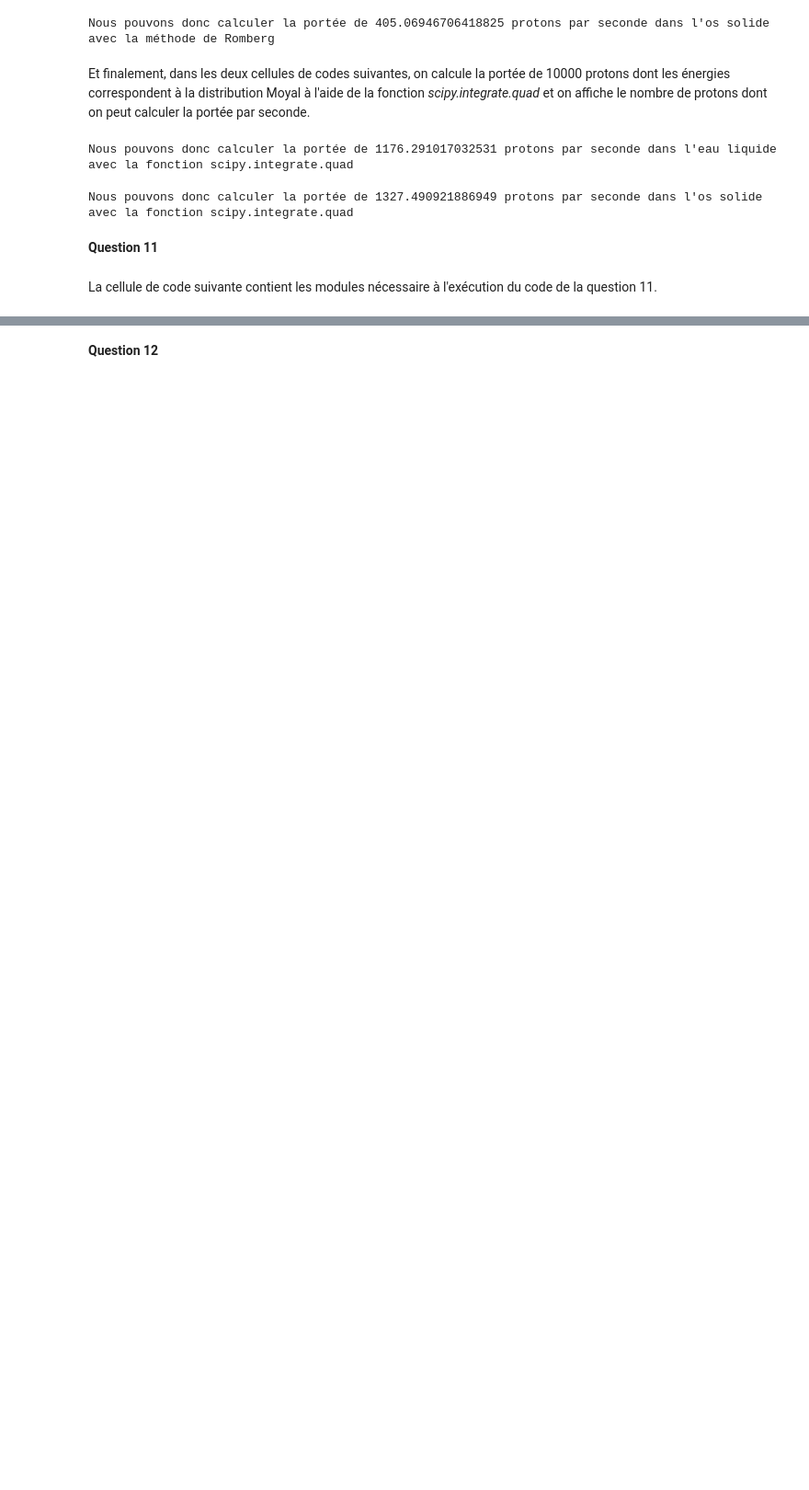
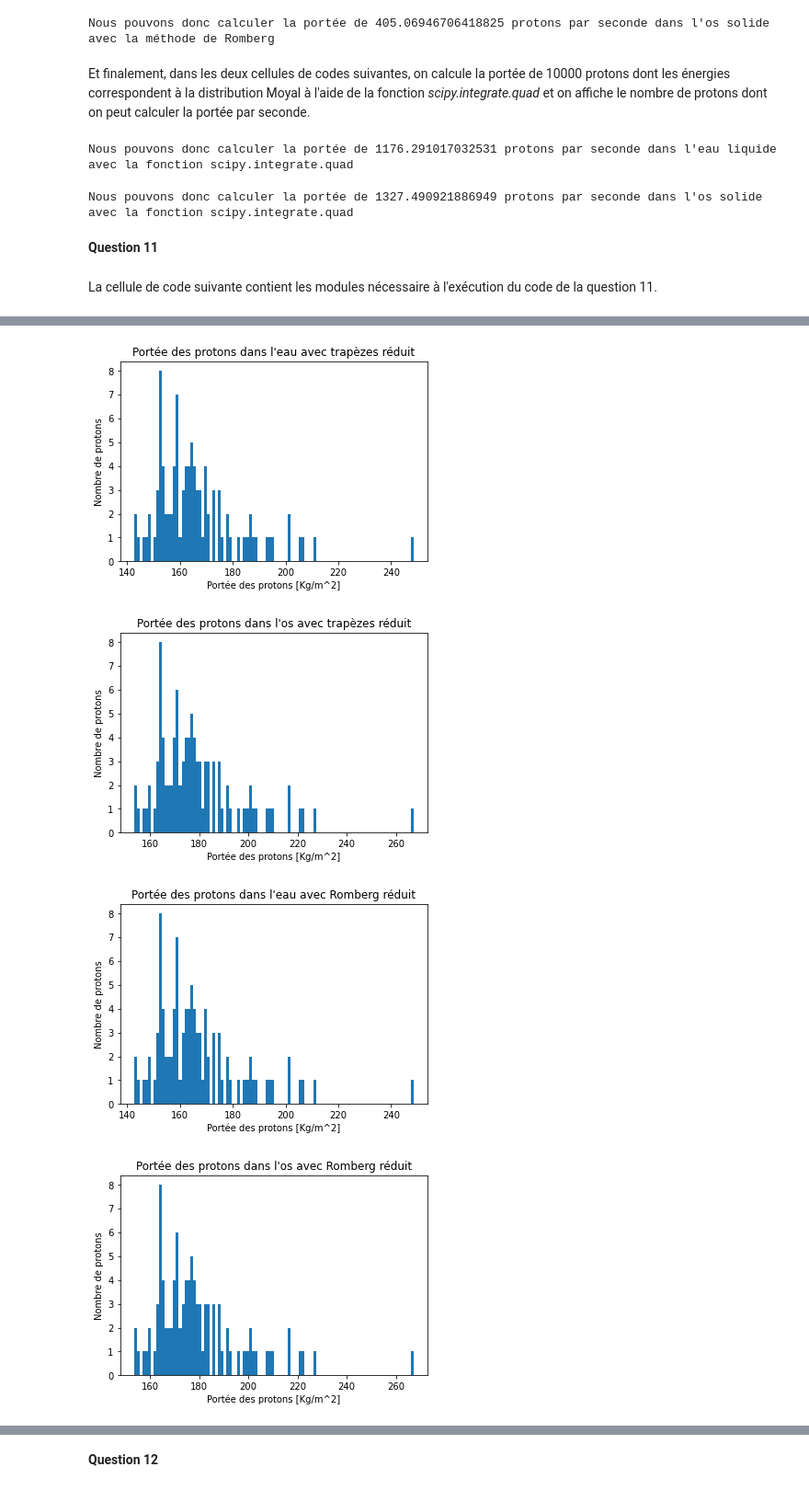
Before and after one commit to lb0918/TP1-de-physnum, a Jupyter notebook: Propre.ipynb, the cells around one changed output, grey strips where cells are left out. Shown: that part at 92% size. Cells and saved outputs as stored; diff of their text form; code cells hidden in the pictures; blank space fills up the shorter version.

```diff
--- a/Propre.ipynb
+++ b/Propre.ipynb
@@ -1104,0 +1128,36 @@ plt.show()
+# %%
+plt.hist(np.array(portée_trap_eau_red), bins=100)
+plt.title('''Portée des protons dans l'eau avec trapèzes réduit''')
+plt.xlabel('Portée des protons [Kg/m^2]')
+plt.ylabel('Nombre de protons')
+plt.show()
+plt.hist(np.array(portée_trap_os_red), bins=100)
+plt.title('''Portée des protons dans l'os avec trapèzes réduit''')
+plt.xlabel('Portée des protons [Kg/m^2]')
+plt.ylabel('Nombre de protons')
+plt.show()
+plt.hist(np.array(portée_romb_eau_red), bins=100)
+plt.title('''Portée des protons dans l'eau avec Romberg réduit''')
+plt.xlabel('Portée des protons [Kg/m^2]')
+plt.ylabel('Nombre de protons')
+plt.show()
+plt.hist(np.array(portée_romb_os_red), bins=100)
+plt.title('''Portée des protons dans l'os avec Romberg réduit''')
+plt.xlabel('Portée des protons [Kg/m^2]')
+plt.ylabel('Nombre de protons')
+plt.show()
+plt.hist(np.array(portée_quad_eau_red), bins=100)
+plt.title('''Portée des protons dans l'eau avec Quad réduit''')
+plt.xlabel('Portée des protons [Kg/m^2]')
+plt.ylabel('Nombre de protons')
+plt.show()
+plt.hist(np.array(portée_quad_os_red), bins=100)
+plt.title('''Portée des protons dans l'os avec Quad réduit''')
+plt.xlabel('Portée des protons [Kg/m^2]')
+plt.ylabel('Nombre de protons')
+plt.show()
+# %% [output]
+[figure, added]
+[figure, added]
+[figure, added]
+[figure, added]
```
Also changed, not shown: parts of 18 cells of this notebook, 1 other file.
